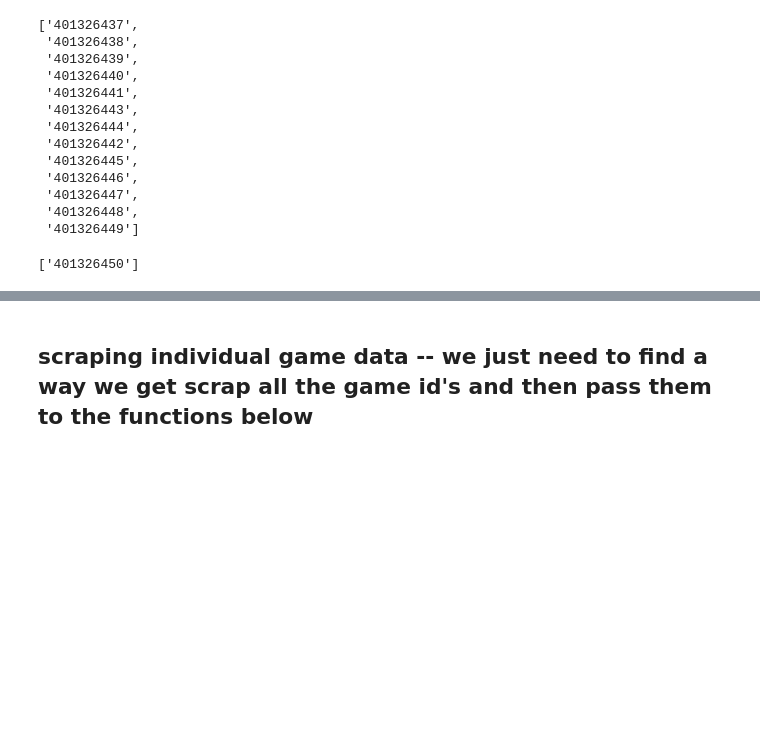
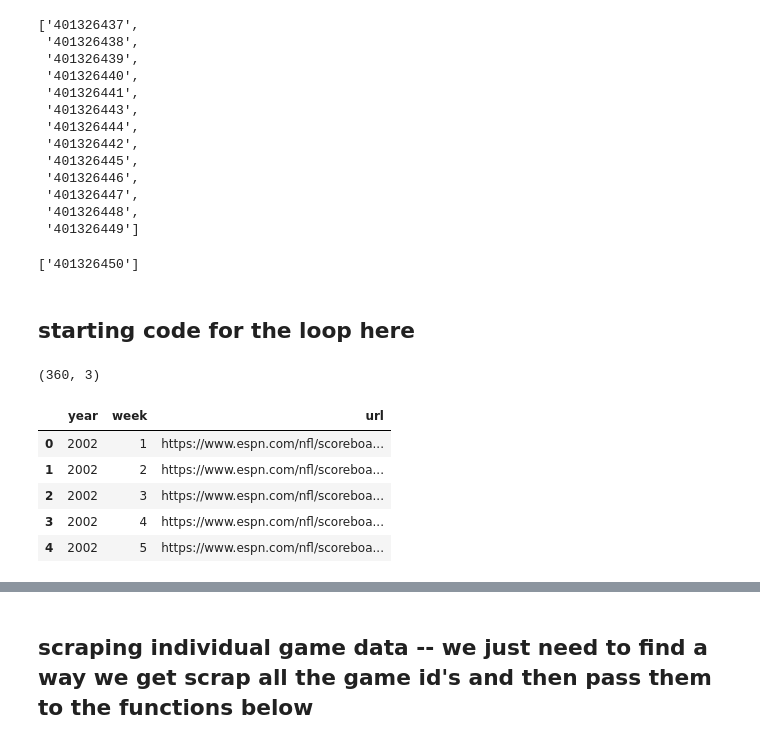
Before and after one commit to lawson-roberts/nfl_statistics, a Jupyter notebook: scrap_nfl_game_stats_explore.ipynb, the cells around one changed output, grey strips where cells are left out. Drawn from its saved outputs; the diff is of its cells as text; code cells hidden in the pictures; blank space fills up the shorter version.

```diff
--- a/scrap_nfl_game_stats_explore.ipynb
+++ b/scrap_nfl_game_stats_explore.ipynb
@@ -80,3 +93,30 @@ for p in range(len(monday)):
 monday_list
 # %% [output]
 ['401326450']
+# %% [markdown]
+## starting code for the loop here
+# %%
+url_list = []
+
+year_list = ['2002', '2003', '2004', '2005', '2006', '2007', '2008', '2009', '2010', '2011', '2012', '2013', '2014', '2015', '2016', '2017', '2018', '2019', '2020', '2021']
+#year_list = ['2019', '2020', '2021']
+
+for i in year_list:
+    year = str(i)
+
+    for i in range(1,19):
+        week = str(i)
+        url_list.append([year, week])
+
+url_df = pd.DataFrame(url_list, columns = ['year', 'week'])
+url_df['url'] = "https://www.espn.com/nfl/scoreboard/_/week/" + url_df['week'] + "/year/" + url_df['year'] + "/seasontype/2"
+print(url_df.shape)
+url_df.head()
+# %% [output]
+(360, 3)
+|  | year | week | url |
+| 0 | 2002 | 1 | https://www.espn.com/nfl/scoreboa... |
+| 1 | 2002 | 2 | https://www.espn.com/nfl/scoreboa... |
+| 2 | 2002 | 3 | https://www.espn.com/nfl/scoreboa... |
+| 3 | 2002 | 4 | https://www.espn.com/nfl/scoreboa... |
+| 4 | 2002 | 5 | https://www.espn.com/nfl/scoreboa... |
```
Also changed, not shown: parts of 17 cells of this notebook, 16 other files.
